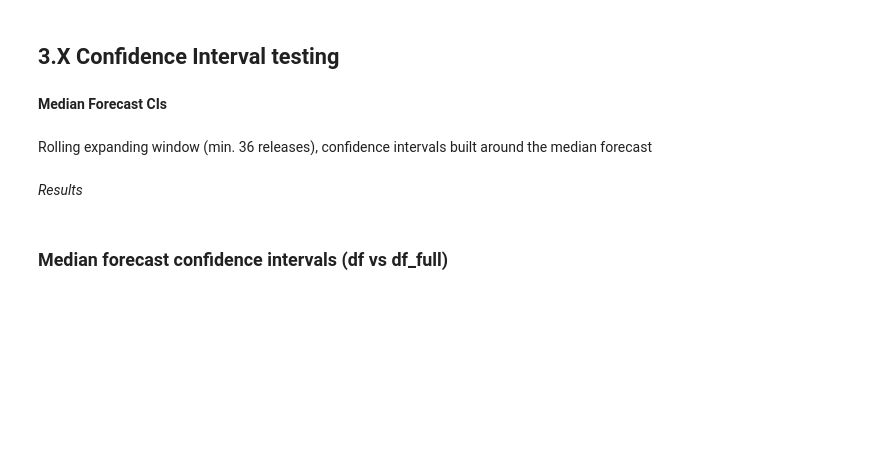
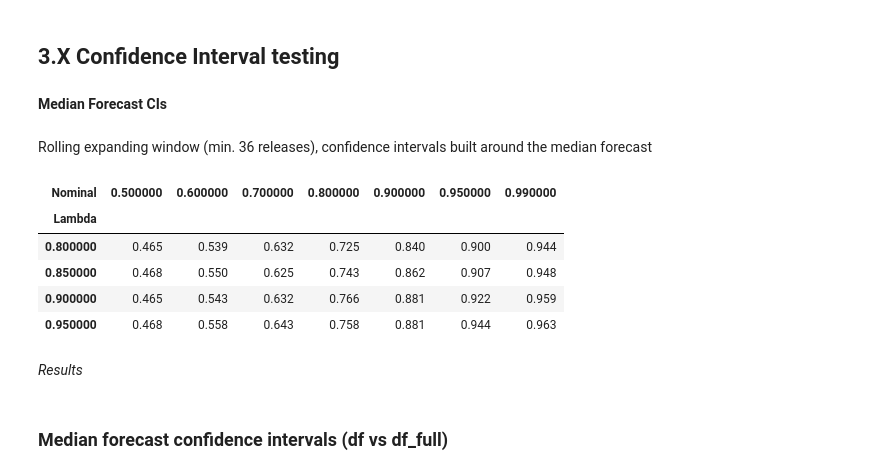
Before and after one commit to nicwjh/nfp-forecasting, a Jupyter notebook: notebooks/nfp_3_point.ipynb, the cells around one changed output. Drawn from its saved outputs; the diff is of its cells as text; code cells hidden in the pictures; blank space fills up the shorter version.

Commit message:
CI hyperparameter tuning

```diff
--- a/notebooks/nfp_3_point.ipynb
+++ b/notebooks/nfp_3_point.ipynb
@@ -949,65 +948,74 @@ median_coverage_df = (
 )
 # %%
-# ───────────────────────── parameters ───────────────────────
-LAMBDA    = 0.90                    # EWMA decay
-MIN_TRAIN = 36                      # start after 3y of data
-LEVELS    = [0.50, 0.60, 0.70, 0.80, 0.90, 0.95, 0.99]
+# Hyperparameters
+MIN_TRAIN   = 36                                    # warm-up releases
+LEVELS      = [0.50, 0.60, 0.70, 0.80, 0.90, 0.95, 0.99]
+LAMBDAS     = [0.80, 0.85, 0.90, 0.95]              # test four decays
 
-# ───────────────────────── helper: weighted quantile ─────────
-def ewma_quantile(values, quant, lam):
-    """EWMA-weighted quantile with decay λ (newest obs has weight 1)."""
-    n = len(values)
-    weights = (1-lam) * lam**np.arange(n-1, -1, -1)   # oldest → newest
-    sorter  = np.argsort(values)
-    values, weights = values[sorter], weights[sorter]
-    cdf = np.cumsum(weights) / weights.sum()
-    return np.interp(quant, cdf, values)
+def ewma_quantile(values: np.ndarray, q: float, lam: float) -> float:
+    """EWMA-weighted quantile of 'values' at probability q (0–1)."""
+    n        = len(values)
+    weights  = (1-lam) * lam**np.arange(n-1, -1, -1)   # oldest→newest
+    sorter   = np.argsort(values)
+    values   = values[sorter]
+    weights  = weights[sorter]
+    cdf      = np.cumsum(weights) / weights.sum()
+    return np.interp(q, cdf, values)
 
-# ───────────────────────── aggregate to one row/release ─────
+# aggregate
 per_rel = (
-    df_full                                   # change to df if desired
+    df_full
     .groupby("release_date")
     .agg(median_fc=("median_forecast", "first"),
-         actual    =("actual",          "first"))
+         actual    =("actual",           "first"))
     .reset_index()
     .sort_values("release_date")
 )
 per_rel["err"] = per_rel["median_fc"] - per_rel["actual"]
 
-# ───────────────────────── expanding-window loop ─────────────
-hits, totN = defaultdict(int), 0
+rows = []
 
-for i in tqdm(range(MIN_TRAIN, len(per_rel)),
-              desc="EWMA-γ Student-t CI"):
+for lam in LAMBDAS:
+    hits, totN = defaultdict(int), 0
 
-    # expanding history up to t-1
-    errs = per_rel.loc[:i-1, "err"].values
+    for i in tqdm(range(MIN_TRAIN, len(per_rel)),
+                  desc=f"EWMA-γ (λ={lam:.2f})", leave=False):
 
-    # 1) unweighted Student-t fit
-    nu_hat, mu_hat, sigma_hat = st.t.fit(errs)
+        # expanding history
+        errs   = per_rel.loc[:i-1, "err"].values
+        ν̂, μ̂, σ̂ = st.t.fit(errs)
 
-    # 2) EWMA-weighted abs-errors for γ
-    abs_c = np.abs(errs - mu_hat)
+        abs_c  = np.abs(errs - μ̂)                    # centred |errors|
+        point  = per_rel.at[i, "median_fc"]
+        actual = per_rel.at[i, "actual"]
 
-    # test point
-    point  = per_rel.at[i, "median_fc"]
-    actual = per_rel.at[i, "actual"]
+        for L in LEVELS:
+            h_nom = st.t.ppf(1 - (1-L)/2, df=ν̂) * σ̂        # nominal
+            h_emp = ewma_quantile(abs_c, L, lam)            # EWMA quantile
+            γ     = h_emp / h_nom if h_nom > 0 else 1.0
 
+            half  = γ * h_nom
+            if (point + μ̂ - half) <= actual <= (point + μ̂ + half):
+                hits[(lam, L)] += 1
+
+        totN += 1
+
+    # store λ-specific coverage
     for L in LEVELS:
-        q_nom = st.t.ppf(1 - (1-L)/2, df=nu_hat) * sigma_hat
-        q_emp = ewma_quantile(abs_c, L, LAMBDA)        # EWMA quantile
-        gamma = q_emp / q_nom if q_nom > 0 else 1.0
+        rows.append({"Lambda": lam,
+                     "Nominal": L,
+                     "Empirical": hits[(lam, L)] / totN})
 
-        half = gamma * q_nom
-        lo, hi = point + mu_hat - half, point + mu_hat + half
-        if lo <= actual <= hi:
-            hits[L] += 1
-
-    totN += 1
-
-# ───────────────────────── coverage summary ──────────────────
-calibratedt_summary = pd.DataFrame({
-    "nominal_level": LEVELS,
-    "empirical_coverage": [hits[L] / totN for L in LEVELS]
-})
+ewma_calib_df = (
+    pd.DataFrame(rows)
+      .pivot(index="Lambda", columns="Nominal", values="Empirical")
+      .sort_index()
+)
+# %% [output]
+| Nominal | 0.500000 | 0.600000 | 0.700000 | 0.800000 | 0.900000 | 0.950000 | 0.990000 |
+| Lambda |  |  |  |  |  |  |  |
+| 0.800000 | 0.465 | 0.539 | 0.632 | 0.725 | 0.840 | 0.900 | 0.944 |
+| 0.850000 | 0.468 | 0.550 | 0.625 | 0.743 | 0.862 | 0.907 | 0.948 |
+| 0.900000 | 0.465 | 0.543 | 0.632 | 0.766 | 0.881 | 0.922 | 0.959 |
+| 0.950000 | 0.468 | 0.558 | 0.643 | 0.758 | 0.881 | 0.944 | 0.963 |
 # %%
```
Also changed, not shown: parts of 3 cells of this notebook.
